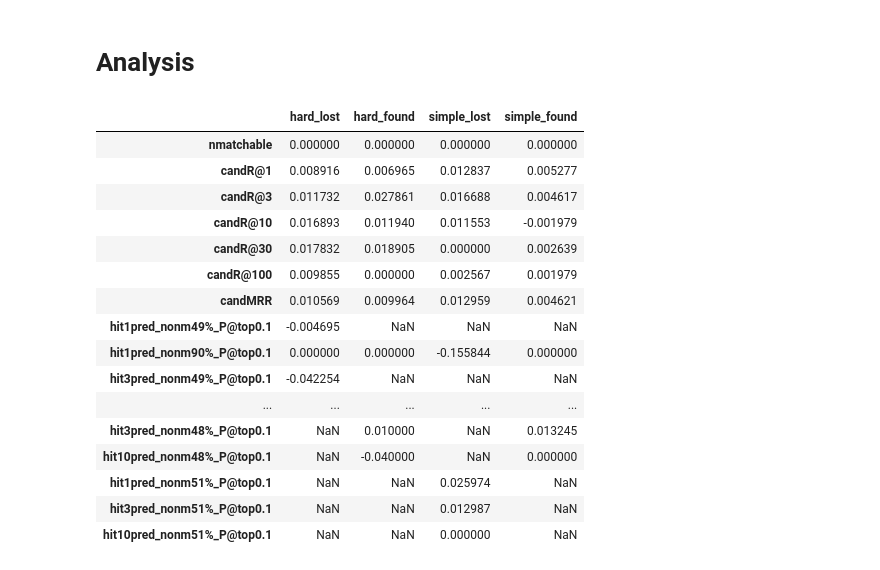
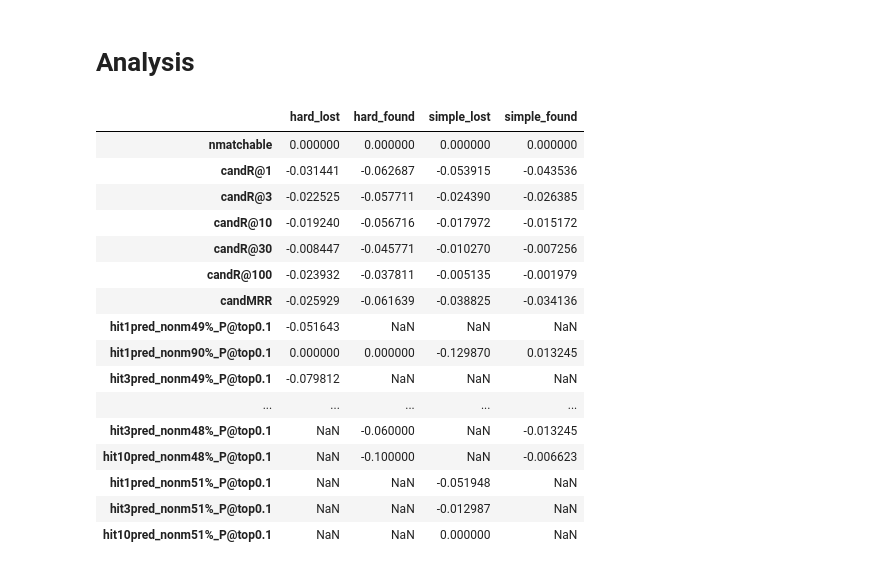
Before and after one commit to LostPetInitiative/fg-identify, a Jupyter notebook: test.ipynb, the cells around one changed output. Saved outputs shown, nothing was run; the diff lists cells and outputs as text; code cells hidden in the pictures.

```diff
--- a/test.ipynb
+++ b/test.ipynb
@@ -640,21 +630,21 @@ swin_bnneck.to_csv("./result/swin_bnneck.csv")
 swin_bnneck_body.to_csv("./result/swin_bnneck_body.csv")
 # %%
-swin_bnneck - swin
+swin_body - swin
 # %% [output]
 |  | hard_lost | hard_found | simple_lost | simple_found |
 | nmatchable | 0.000000 | 0.000000 | 0.000000 | 0.000000 |
-| candR@1 | 0.008916 | 0.006965 | 0.012837 | 0.005277 |
-| candR@3 | 0.011732 | 0.027861 | 0.016688 | 0.004617 |
-| candR@10 | 0.016893 | 0.011940 | 0.011553 | -0.001979 |
-| candR@30 | 0.017832 | 0.018905 | 0.000000 | 0.002639 |
-| candR@100 | 0.009855 | 0.000000 | 0.002567 | 0.001979 |
-| candMRR | 0.010569 | 0.009964 | 0.012959 | 0.004621 |
-| hit1pred_nonm49%_P@top0.1 | -0.004695 | NaN | NaN | NaN |
-| hit1pred_nonm90%_P@top0.1 | 0.000000 | 0.000000 | -0.155844 | 0.000000 |
-| hit3pred_nonm49%_P@top0.1 | -0.042254 | NaN | NaN | NaN |
+| candR@1 | -0.031441 | -0.062687 | -0.053915 | -0.043536 |
+| candR@3 | -0.022525 | -0.057711 | -0.024390 | -0.026385 |
+| candR@10 | -0.019240 | -0.056716 | -0.017972 | -0.015172 |
+| candR@30 | -0.008447 | -0.045771 | -0.010270 | -0.007256 |
+| candR@100 | -0.023932 | -0.037811 | -0.005135 | -0.001979 |
+| candMRR | -0.025929 | -0.061639 | -0.038825 | -0.034136 |
+| hit1pred_nonm49%_P@top0.1 | -0.051643 | NaN | NaN | NaN |
+| hit1pred_nonm90%_P@top0.1 | 0.000000 | 0.000000 | -0.129870 | 0.013245 |
+| hit3pred_nonm49%_P@top0.1 | -0.079812 | NaN | NaN | NaN |
 | ... | ... | ... | ... | ... |
-| hit3pred_nonm48%_P@top0.1 | NaN | 0.010000 | NaN | 0.013245 |
-| hit10pred_nonm48%_P@top0.1 | NaN | -0.040000 | NaN | 0.000000 |
-| hit1pred_nonm51%_P@top0.1 | NaN | NaN | 0.025974 | NaN |
-| hit3pred_nonm51%_P@top0.1 | NaN | NaN | 0.012987 | NaN |
+| hit3pred_nonm48%_P@top0.1 | NaN | -0.060000 | NaN | -0.013245 |
+| hit10pred_nonm48%_P@top0.1 | NaN | -0.100000 | NaN | -0.006623 |
+| hit1pred_nonm51%_P@top0.1 | NaN | NaN | -0.051948 | NaN |
+| hit3pred_nonm51%_P@top0.1 | NaN | NaN | -0.012987 | NaN |
 | hit10pred_nonm51%_P@top0.1 | NaN | NaN | 0.000000 | NaN |
```
Also changed, not shown: parts of 5 cells of this notebook, 7 other files.
